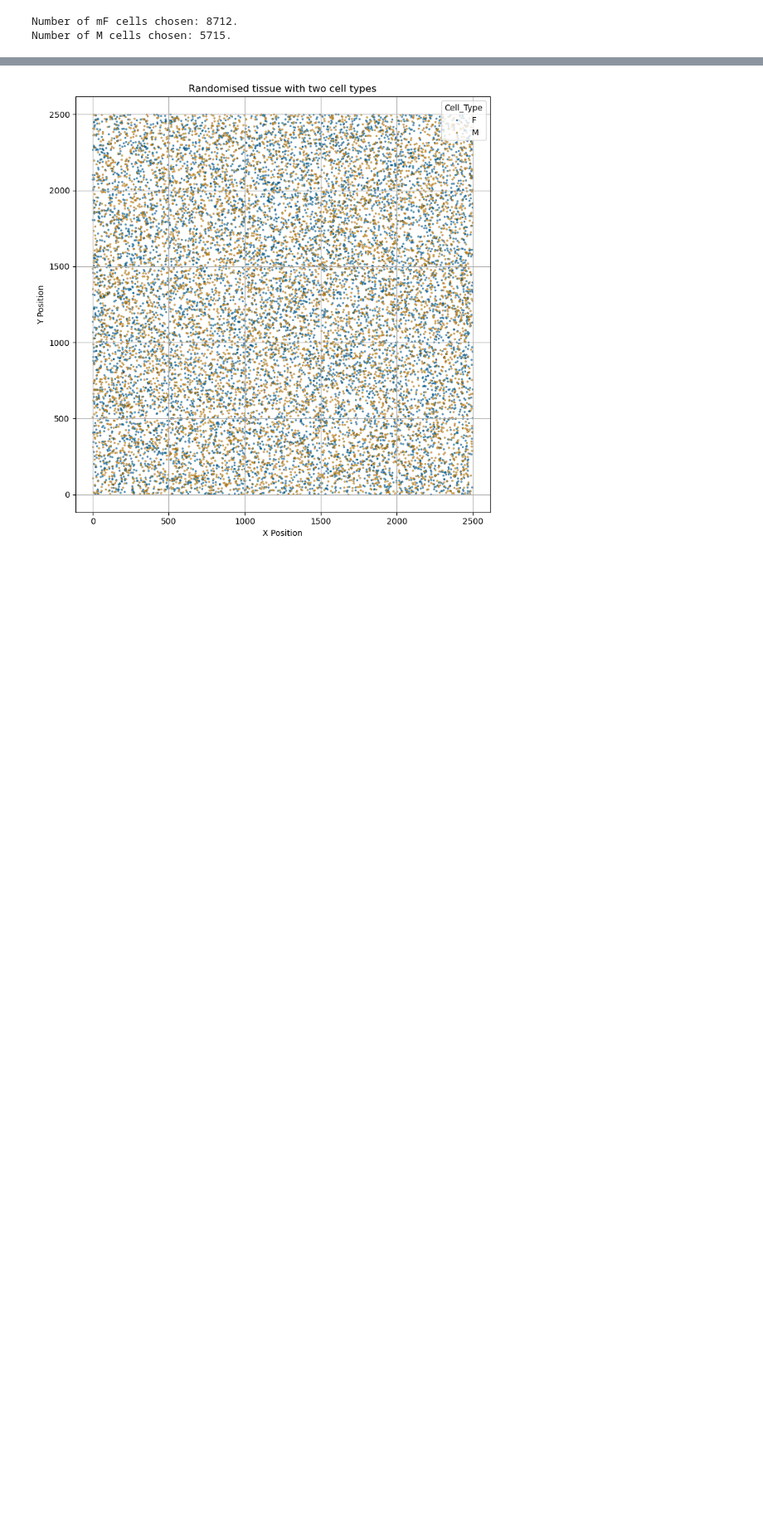
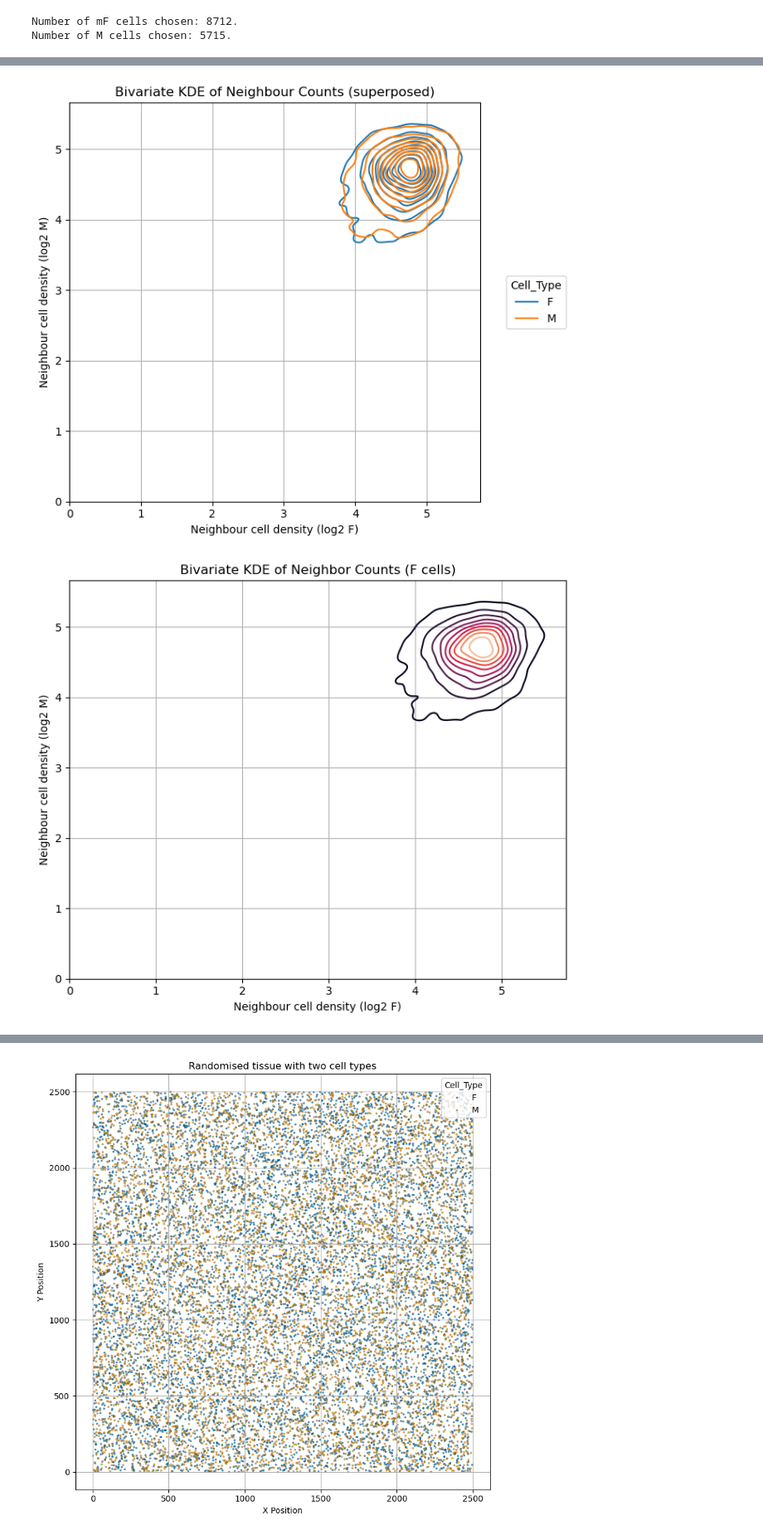
Before and after one commit to B179675-2024/OSDR_TNBC, a Jupyter notebook: notebooks/validation_simulations.ipynb, the cells around one changed output, grey strips where cells are left out. Shown at 83% size. Drawn from its saved outputs; the diff is of its cells as text; code cells hidden in the pictures; blank space fills up the shorter version.

```diff
--- a/notebooks/validation_simulations.ipynb
+++ b/notebooks/validation_simulations.ipynb
@@ -577,0 +784,75 @@ plt.show()
+# %%
+####LOG2 PLOTS####
+#Superposed cel plots
+#Plot generated tissue with bivariate KDE method
+log2_tissue=tissue[np.isfinite(tissue["#F_neighbours_log2"]) & np.isfinite(tissue["#M_neighbours_log2"])]
+plt.figure(figsize=(7, 6))
+sns.kdeplot(
+    data=log2_tissue,
+    x='#F_neighbours_log2',
+    y='#M_neighbours_log2',
+    fill=False,
+    #cmap='rocket',
+    hue="Cell_Type",
+    thresh=0.05,
+    levels=10,
+)
+plt.title('Bivariate KDE of Neighbour Counts (superposed)')
+plt.gca().get_legend().set_bbox_to_anchor((1.05, 0.5))
+plt.gca().get_legend().set_loc('center left')
+plt.xticks(np.arange(0, 6, 1))
+plt.yticks(np.arange(0, 6, 1))
+plt.xlabel('Neighbour cell density (log2 F)')
+plt.ylabel('Neighbour cell density (log2 M)')
+plt.grid(True)
+plt.tight_layout()
+plt.show()
+
+
+#Separate plots
+# Isolate cell type dataframes
+df_F = log2_tissue[log2_tissue['Cell_Type'] == 'F']
+df_M = log2_tissue[log2_tissue['Cell_Type'] == 'M']
+
+# 2) KDE plot for F cells
+plt.figure(figsize=(7, 6))
+sns.kdeplot(
+    data=df_F,
+    x='#F_neighbours_log2',
+    y='#M_neighbours_log2',
+    fill=False,
+    cmap='rocket',
+    thresh=0.05,
+    levels=10
+)
+plt.title("Bivariate KDE of Neighbor Counts (F cells)")
+plt.xticks(np.arange(0, 6, 1))
+plt.yticks(np.arange(0, 6, 1))
+plt.xlabel("Neighbour cell density (log2 F)")
+plt.ylabel("Neighbour cell density (log2 M)")
+plt.grid(True)
+plt.tight_layout()
+plt.show()
+
+# 3) KDE plot for M cells
+plt.figure(figsize=(7, 6))
+sns.kdeplot(
+    data=df_M,
+    x='#F_neighbours_log2',
+    y='#M_neighbours_log2',
+    fill=False,
+    cmap='mako',
+    thresh=0.05,
+    levels=10
+)
+plt.title("Bivariate KDE of Neighbor Counts (M cells)")
+plt.xticks(np.arange(0, 6, 1))
+plt.yticks(np.arange(0, 6, 1))
+plt.xlabel("Neighbour cell density (log2 F)")
+plt.ylabel("Neighbour cell density (log2 M)")
+plt.grid(True)
+plt.tight_layout()
+plt.show()
+# %% [output]
+[figure, added]
+[figure, added]
```
Also changed, not shown: parts of 18 cells of this notebook.
